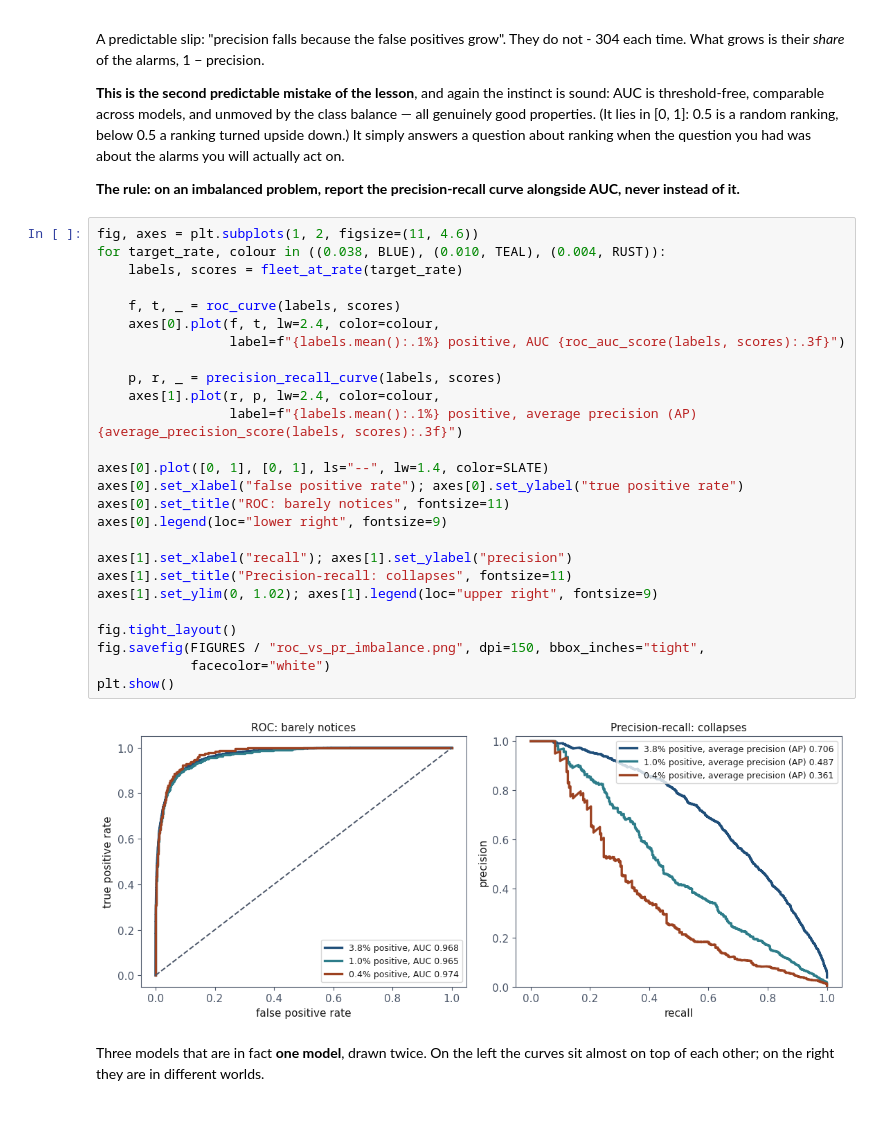
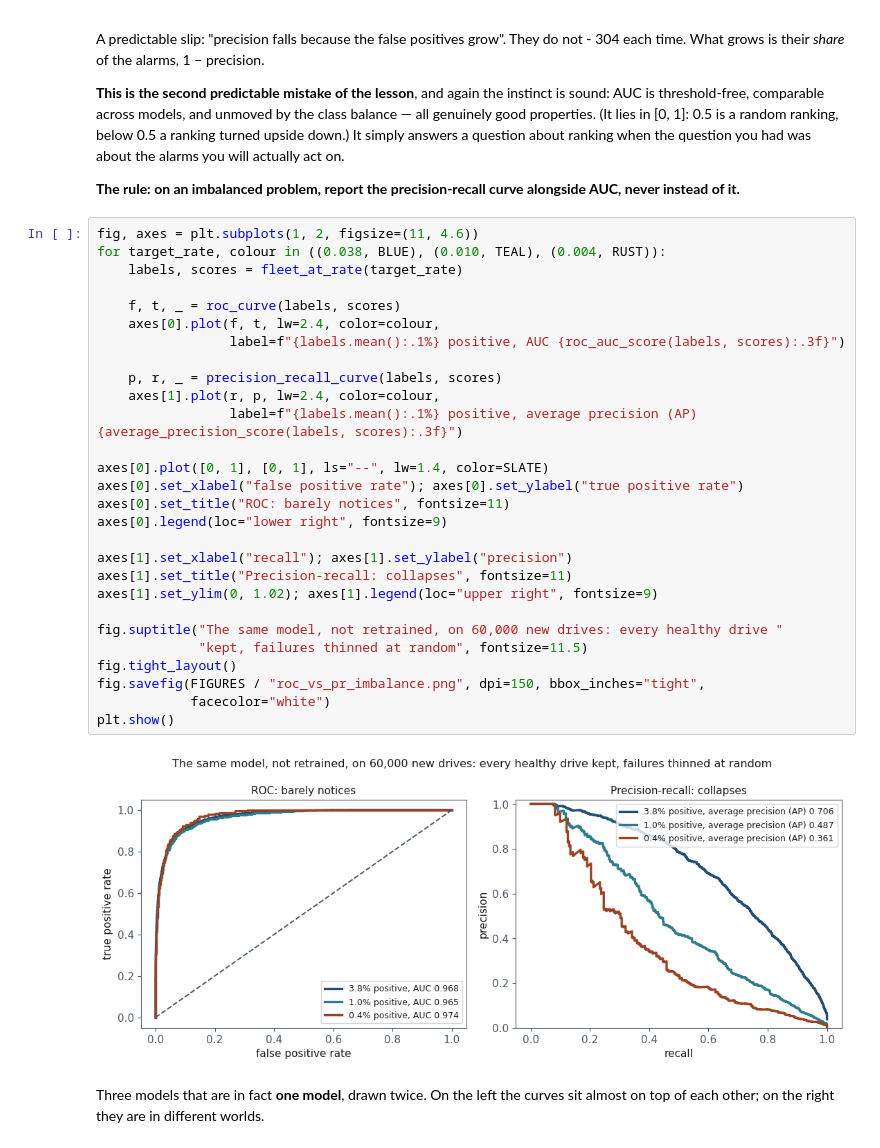
Before and after one commit to fabioantonini/technologies-for-artificial-intelligence, a Jupyter notebook: Lessons/04_classification_and_metrics/Notebooks/03_roc_thresholds_and_imbalance.ipynb, the cells around one changed output. Cells and saved outputs as stored; diff of their text form; blank space fills up the shorter version.

```diff
--- a/Lessons/04_classification_and_metrics/Notebooks/03_roc_thresholds_and_imbalance.ipynb
+++ b/Lessons/04_classification_and_metrics/Notebooks/03_roc_thresholds_and_imbalance.ipynb
@@ -375,31 +375,33 @@ alongside AUC, never instead of it.**
 # %%
 fig, axes = plt.subplots(1, 2, figsize=(11, 4.6))
 for target_rate, colour in ((0.038, BLUE), (0.010, TEAL), (0.004, RUST)):
     labels, scores = fleet_at_rate(target_rate)
 
     f, t, _ = roc_curve(labels, scores)
     axes[0].plot(f, t, lw=2.4, color=colour,
                  label=f"{labels.mean():.1%} positive, AUC {roc_auc_score(labels, scores):.3f}")
 
     p, r, _ = precision_recall_curve(labels, scores)
     axes[1].plot(r, p, lw=2.4, color=colour,
                  label=f"{labels.mean():.1%} positive, average precision (AP) {average_precision_score(labels, scores):.3f}")
 
 axes[0].plot([0, 1], [0, 1], ls="--", lw=1.4, color=SLATE)
 axes[0].set_xlabel("false positive rate"); axes[0].set_ylabel("true positive rate")
 axes[0].set_title("ROC: barely notices", fontsize=11)
 axes[0].legend(loc="lower right", fontsize=9)
 
 axes[1].set_xlabel("recall"); axes[1].set_ylabel("precision")
 axes[1].set_title("Precision-recall: collapses", fontsize=11)
 axes[1].set_ylim(0, 1.02); axes[1].legend(loc="upper right", fontsize=9)
 
+fig.suptitle("The same model, not retrained, on 60,000 new drives: every healthy drive "
+             "kept, failures thinned at random", fontsize=11.5)
 fig.tight_layout()
 fig.savefig(FIGURES / "roc_vs_pr_imbalance.png", dpi=150, bbox_inches="tight",
             facecolor="white")
 plt.show()
 # %% [output]
-[figure, old version]
+[figure, new version]
 # %% [markdown]
 Three models that are in fact **one model**, drawn twice. On the left the curves
 sit almost on top of each other; on the right they are in different worlds.
```
Also changed, not shown: parts of 3 cells of this notebook, 22 other files.
